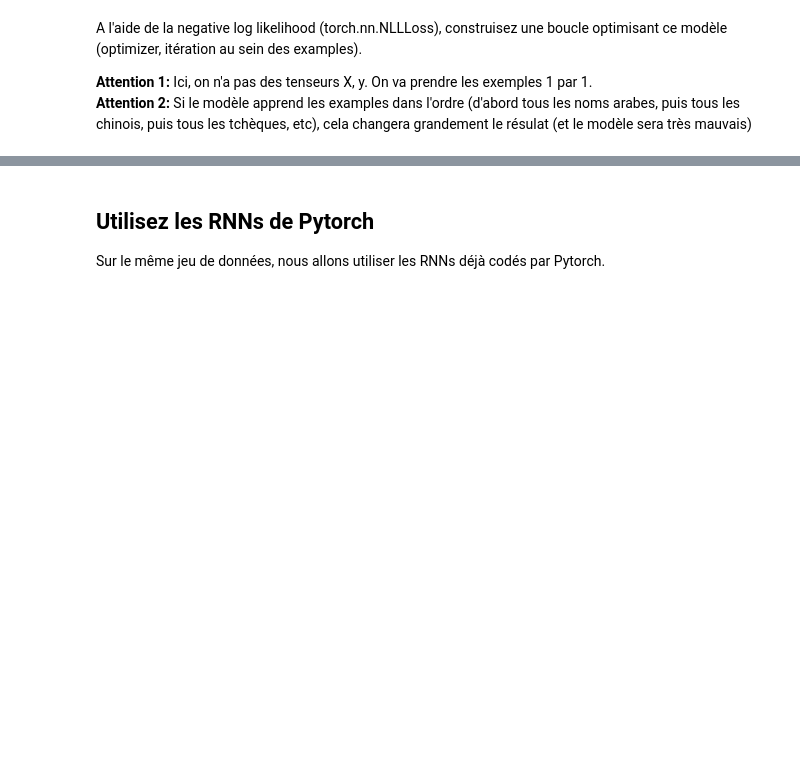
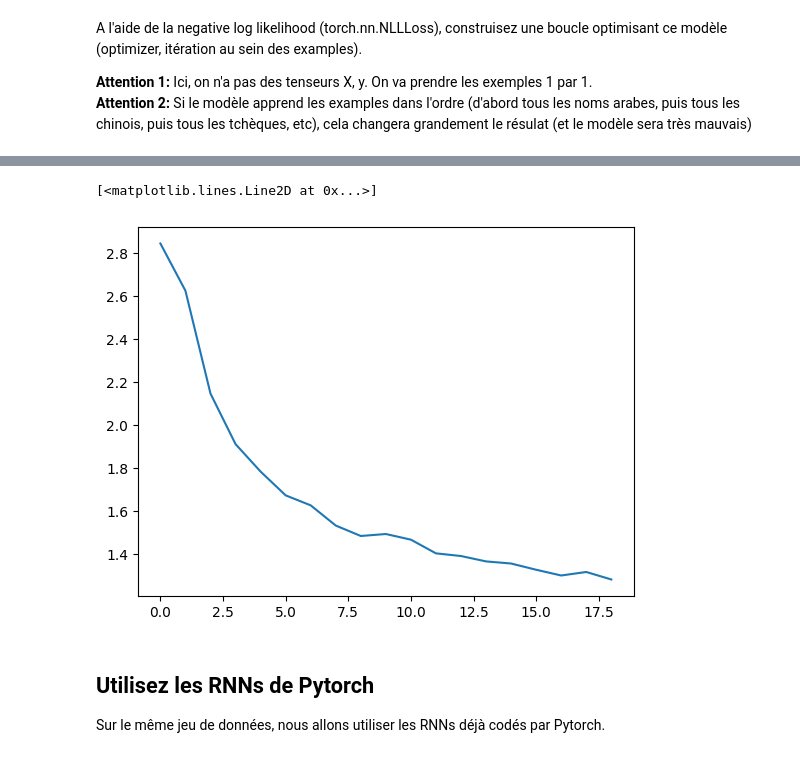
Before and after one commit to Leonardeaux/nlp_esgi, a Jupyter notebook: notebooks/TD2_part1_building_RNN_with_pytorch.ipynb, the cells around one changed output, grey strips where cells are left out. Cells and saved outputs as stored; diff of their text form; code cells hidden in the pictures; blank space fills up the shorter version.

```diff
--- a/notebooks/TD2_part1_building_RNN_with_pytorch.ipynb
+++ b/notebooks/TD2_part1_building_RNN_with_pytorch.ipynb
@@ -408,0 +359,26 @@ NameError: name 'get_next_example' is not defined
+# %%
+l_rates = 0.003
+n_epochs = 100000
+
+hidden_size = 128
+output_size = n_categories
+
+
+model = RNN(input_size=n_letters, hidden_size=hidden_size, output_size=output_size)
+
+criterion = torch.nn.NLLLoss()
+
+current_loss = 0
+all_losses = []
+
+for epoch in range(1, n_epochs + 0):
+    category, line, category_tensor, line_tensor = randomTrainingExample()
+
+    output, loss = model.train(category_tensor, line_tensor, criterion, learning_rate=l_rates)
+
+    current_loss += loss
+
+    if epoch % 5000 == 0:
+        print(f'Époque {epoch}: Loss = {loss}')
+        all_losses.append(current_loss / 5000)
+        current_loss = 0
@@ -409,3 +405,9 @@ NameError: name 'get_next_example' is not defined
+# %%
+plt.figure()
+plt.plot(all_losses)
+# %% [output]
+[<matplotlib.lines.Line2D at 0x...>]
+[figure, added]
 # %% [markdown]
 ## Utilisez les RNNs de Pytorch
 
```
Also changed, not shown: parts of 43 cells of this notebook.
